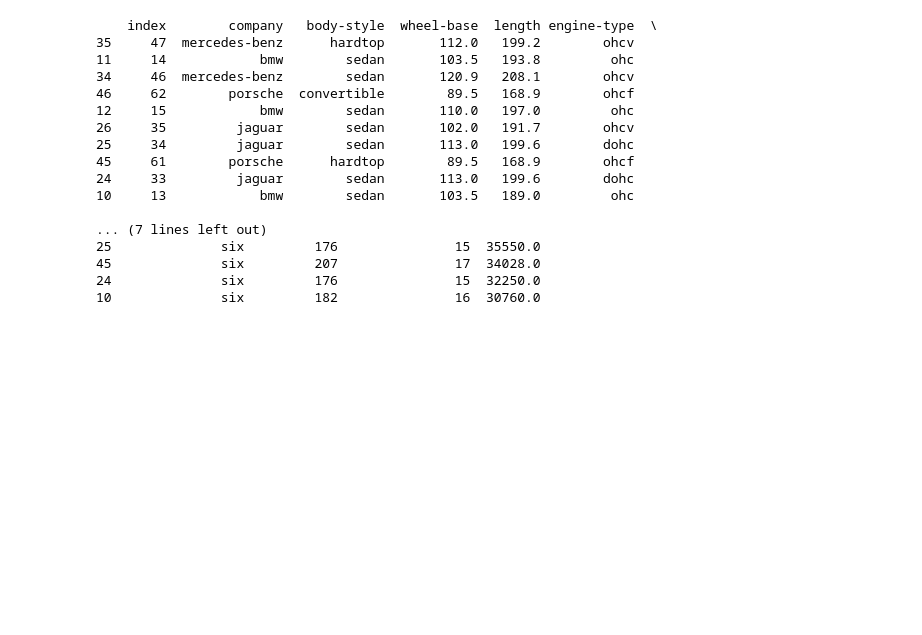
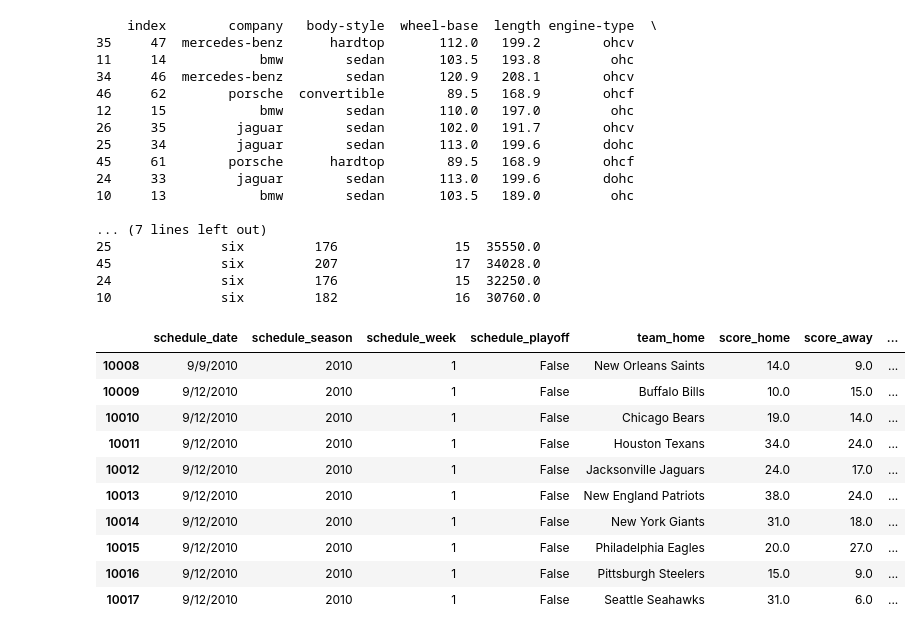
Before and after one commit to pattonsgirl/SU2021-CS2900, a Jupyter notebook: Class-Demos/week11.ipynb, the cells around one changed output. Drawn from its saved outputs; the diff is of its cells as text; code cells hidden in the pictures; blank space fills up the shorter version.

```diff
--- a/Class-Demos/week11.ipynb
+++ b/Class-Demos/week11.ipynb
@@ -106,3 +106,21 @@ print(auto.sort_values(by='price', ascending=False).head(10))
 45              six         207               17  34028.0
 24              six         176               15  32250.0
 10              six         182               16  30760.0
+# %%
+football_data = pd.read_csv("https://raw.githubusercontent.com/pattonsgirl/SU2021-CS2900/main/Class-Demos/spreadspoke_scores.csv")
+#football_data.head(10)
+
+football_data = football_data[football_data['schedule_season'] > 2009]
+football_data.head(10)
+# %% [output]
+|  | schedule_date | schedule_season | schedule_week | schedule_playoff | team_home | score_home | score_away | ... |
+| 10008 | 9/9/2010 | 2010 | 1 | False | New Orleans Saints | 14.0 | 9.0 | ... |
+| 10009 | 9/12/2010 | 2010 | 1 | False | Buffalo Bills | 10.0 | 15.0 | ... |
+| 10010 | 9/12/2010 | 2010 | 1 | False | Chicago Bears | 19.0 | 14.0 | ... |
+| 10011 | 9/12/2010 | 2010 | 1 | False | Houston Texans | 34.0 | 24.0 | ... |
+| 10012 | 9/12/2010 | 2010 | 1 | False | Jacksonville Jaguars | 24.0 | 17.0 | ... |
+| 10013 | 9/12/2010 | 2010 | 1 | False | New England Patriots | 38.0 | 24.0 | ... |
+| 10014 | 9/12/2010 | 2010 | 1 | False | New York Giants | 31.0 | 18.0 | ... |
+| 10015 | 9/12/2010 | 2010 | 1 | False | Philadelphia Eagles | 20.0 | 27.0 | ... |
+| 10016 | 9/12/2010 | 2010 | 1 | False | Pittsburgh Steelers | 15.0 | 9.0 | ... |
+| 10017 | 9/12/2010 | 2010 | 1 | False | Seattle Seahawks | 31.0 | 6.0 | ... |
```
Also changed, not shown: parts of 10 cells of this notebook.
